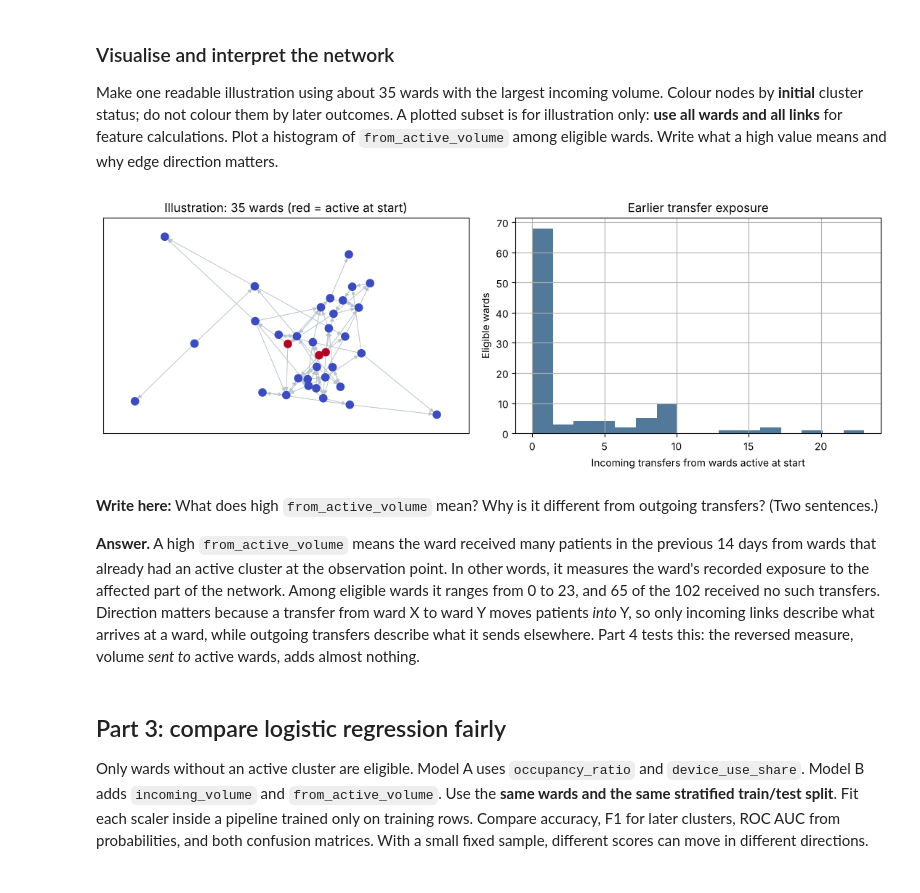
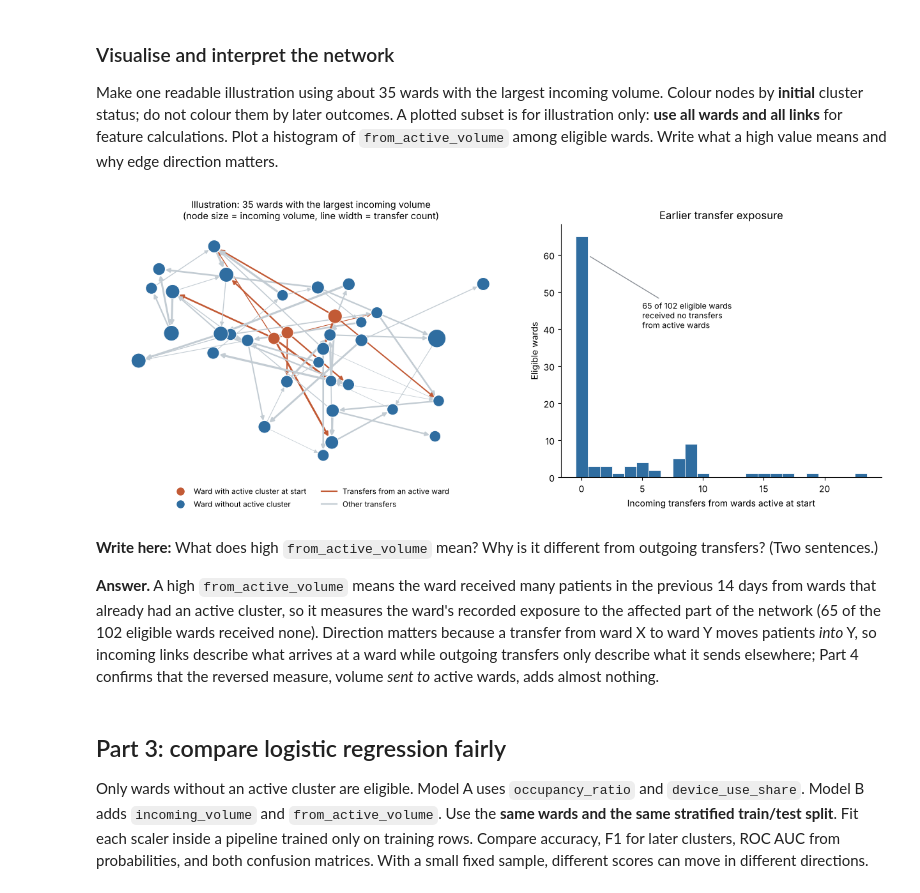
Before and after one commit to marielandreou/hospital-infection-control-portfolio, a Jupyter notebook: Hospital_Infection_Control_Completed.ipynb, the cells around one changed output. Saved outputs shown, nothing was run; the diff lists cells and outputs as text; code cells hidden in the pictures.

```diff
--- a/Hospital_Infection_Control_Completed.ipynb
+++ b/Hospital_Infection_Control_Completed.ipynb
@@ -138,25 +137,43 @@ Nodes: 120 Directed links: 420
 ### Visualise and interpret the network
 
 Make one readable illustration using about 35 wards with the largest incoming volume. Colour nodes by **initial** cluster status; do not colour them by later outcomes. A plotted subset is for illustration only: **use all wards and all links** for feature calculations. Plot a histogram of `from_active_volume` among eligible wards. Write what a high value means and why edge direction matters.
-# %%
-shown=wards.nlargest(35,'incoming_volume')['ward_id'].tolist()
-small=G.subgraph(shown)
-fig,axes=plt.subplots(1,2,figsize=(11,4))
-pos=nx.spring_layout(small,seed=42)
-nx.draw_networkx(small,pos,ax=axes[0],with_labels=False,node_size=55,
-    node_color=[initial.loc[i] for i in small.nodes],cmap='coolwarm',vmin=0,vmax=1,
-    edge_color='#b8c3ca',width=.7,arrows=True,arrowsize=8)
-axes[0].set_title('Illustration: 35 wards (red = active at start)')
-wards.loc[wards['active_cluster_at_start'].eq(0),'from_active_volume'].hist(
-    ax=axes[1],bins=16,color='#53799a')
-axes[1].set(xlabel='Incoming transfers from wards active at start',ylabel='Eligible wards',title='Earlier transfer exposure')
-plt.tight_layout();plt.show()
-# %% [output]
-[figure, removed]
+# %%
+shown=wards.nlargest(35,'incoming_volume')['ward_id'].tolist()
+small=G.subgraph(shown)
+from matplotlib.lines import Line2D
+ACTIVE, OTHER, EDGE = '#c25a35', '#2f6da0', '#c3ccd3'
+in_vol = wards.set_index('ward_id')['incoming_volume']
+sizes = [25 + 6 * in_vol.loc[i] for i in small.nodes]   # node size = incoming volume (all links)
+fig,axes=plt.subplots(1,2,figsize=(12.5,5.2),gridspec_kw={'width_ratios':[1.3,1]})
+pos=nx.spring_layout(small,seed=42,k=.6)
+# Colour uses the INITIAL status only: highlighted links leave a ward that was active at the start.
+nx.draw_networkx_edges(small,pos,ax=axes[0],node_size=sizes,arrows=True,arrowstyle='-|>',arrowsize=9,
+    width=[.35 + .22 * d['transfer_count'] for _,_,d in small.edges(data=True)],
+    edge_color=[ACTIVE if initial.loc[u]==1 else EDGE for u,_ in small.edges])
+nx.draw_networkx_nodes(small,pos,ax=axes[0],node_size=sizes,edgecolors='white',linewidths=.8,
+    node_color=[ACTIVE if initial.loc[i]==1 else OTHER for i in small.nodes])
+axes[0].legend(handles=[
+    Line2D([],[],marker='o',ls='',color=ACTIVE,ms=8,label='Ward with active cluster at start'),
+    Line2D([],[],marker='o',ls='',color=OTHER,ms=8,label='Ward without active cluster'),
+    Line2D([],[],color=ACTIVE,lw=1.6,label='Transfers from an active ward'),
+    Line2D([],[],color=EDGE,lw=1.6,label='Other transfers')],
+    loc='upper center',bbox_to_anchor=(.5,-.01),ncol=2,frameon=False,fontsize=8.5)
+axes[0].set_title('Illustration: 35 wards with the largest incoming volume\n(node size = incoming volume, line width = transfer count)',fontsize=10.5)
+axes[0].set_axis_off()
+exposure=wards.loc[wards['active_cluster_at_start'].eq(0),'from_active_volume']
+axes[1].hist(exposure,bins=np.arange(-.5,exposure.max()+1.5,1),color=OTHER,edgecolor='white',linewidth=.6)
+none=int(exposure.eq(0).sum())
+axes[1].annotate(f'{none} of {len(exposure)} eligible wards\nreceived no transfers\nfrom active wards',
+    xy=(.6,none*.92),xytext=(5,none*.62),fontsize=9,arrowprops=dict(arrowstyle='-',color='#8a8f96'))
+axes[1].set(xlabel='Incoming transfers from wards active at start',ylabel='Eligible wards',title='Earlier transfer exposure')
+axes[1].spines[['top','right']].set_visible(False)
+plt.tight_layout();plt.show()
+# %% [output]
+[figure, added]
 # %% [markdown]
 **Write here:** What does high `from_active_volume` mean? Why is it different from outgoing transfers? (Two sentences.)
 
-**Answer.** A high `from_active_volume` means the ward received many patients in the previous 14 days from wards that already had an active cluster at the observation point. In other words, it measures the ward's recorded exposure to the affected part of the network. Among eligible wards it ranges from 0 to 23, and 65 of the 102 received no such transfers. Direction matters because a transfer from ward X to ward Y moves patients *into* Y, so only incoming links describe what arrives at a ward, while outgoing transfers describe what it sends elsewhere. Part 4 tests this: the reversed measure, volume *sent to* active wards, adds almost nothing.
+**Answer.** A high `from_active_volume` means the ward received many patients in the previous 14 days from wards that already had an active cluster, so it measures the ward's recorded exposure to the affected part of the network (65 of the 102 eligible wards received none). Direction matters because a transfer from ward X to ward Y moves patients *into* Y, so incoming links describe what arrives at a ward while outgoing transfers only describe what it sends elsewhere; Part 4 confirms that the reversed measure, volume *sent to* active wards, adds almost nothing.
 # %% [markdown]
 ## Part 3: compare logistic regression fairly
 
```
Also changed, not shown: parts of 5 cells of this notebook, 4 other files.
